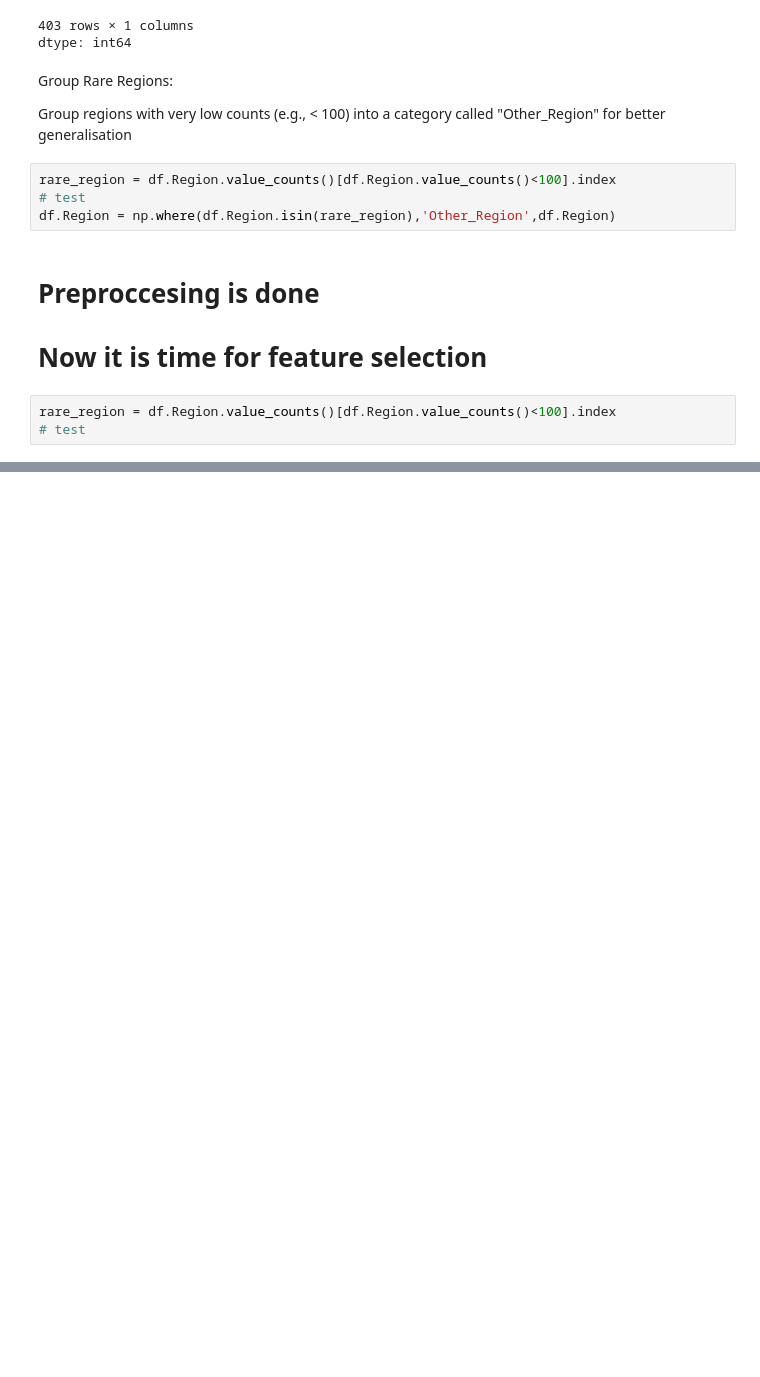
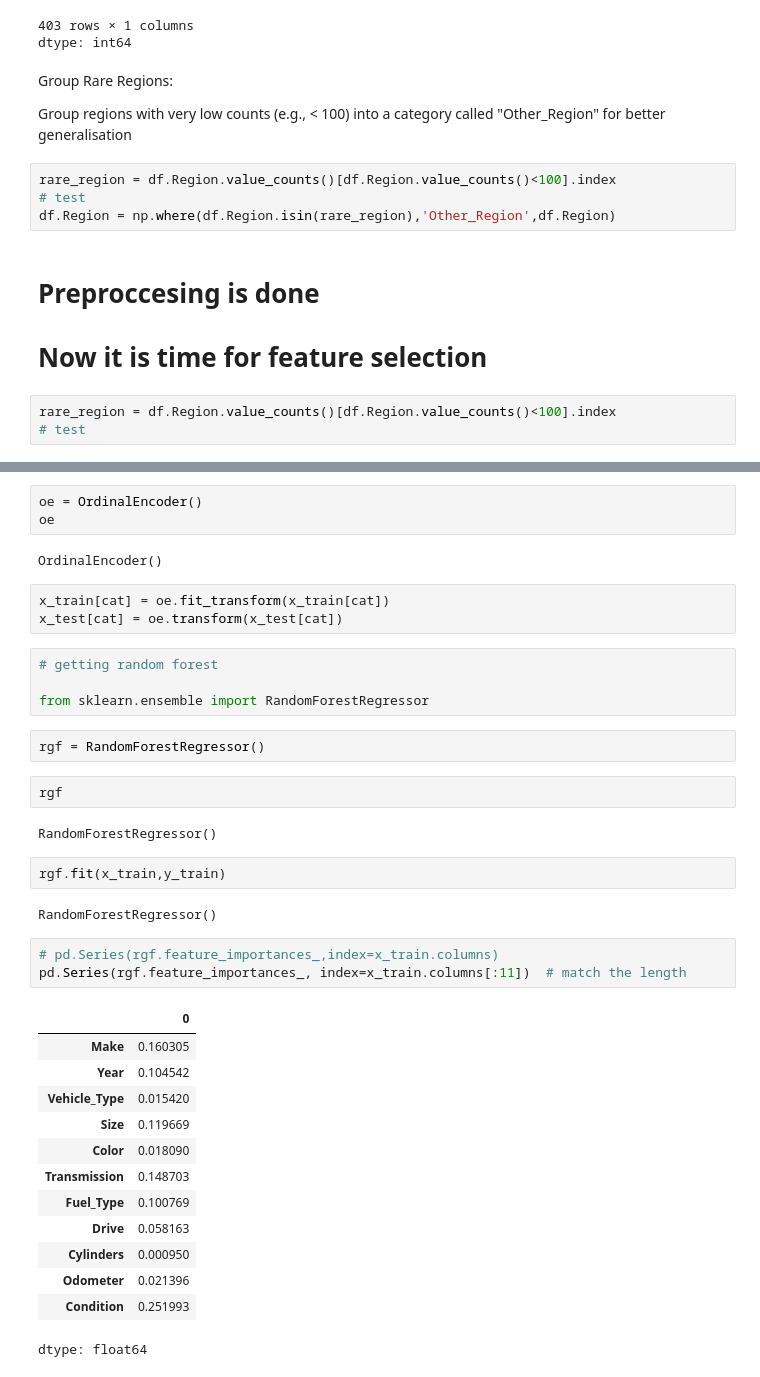
Before and after one commit to anshumbanga/Jason-Motor-Group, a Jupyter notebook: Jason Motor Group.ipynb, the cells around one changed output, grey strips where cells are left out. Drawn from its saved outputs; the diff is of its cells as text; blank space fills up the shorter version.

```diff
--- a/Jason Motor Group.ipynb
+++ b/Jason Motor Group.ipynb
@@ -728,0 +840,39 @@ rare_region = df.Region.value_counts()[df.Region.value_counts()<100].index
+# %%
+oe = OrdinalEncoder()
+oe
+# %% [output]
+OrdinalEncoder()
+# %%
+x_train[cat] = oe.fit_transform(x_train[cat])
+x_test[cat] = oe.transform(x_test[cat])
+# %%
+# getting random forest
+
+from sklearn.ensemble import RandomForestRegressor
+# %%
+rgf = RandomForestRegressor()
+# %%
+rgf
+# %% [output]
+RandomForestRegressor()
+# %%
+rgf.fit(x_train,y_train)
+# %% [output]
+RandomForestRegressor()
+# %%
+# pd.Series(rgf.feature_importances_,index=x_train.columns)
+pd.Series(rgf.feature_importances_, index=x_train.columns[:11])  # match the length
+# %% [output]
+|  | 0 |
+| Make | 0.160305 |
+| Year | 0.104542 |
+| Vehicle_Type | 0.015420 |
+| Size | 0.119669 |
+| Color | 0.018090 |
+| Transmission | 0.148703 |
+| Fuel_Type | 0.100769 |
+| Drive | 0.058163 |
+| Cylinders | 0.000950 |
+| Odometer | 0.021396 |
+| Condition | 0.251993 |
+dtype: float64
```
Also changed, not shown: parts of 17 cells of this notebook.
